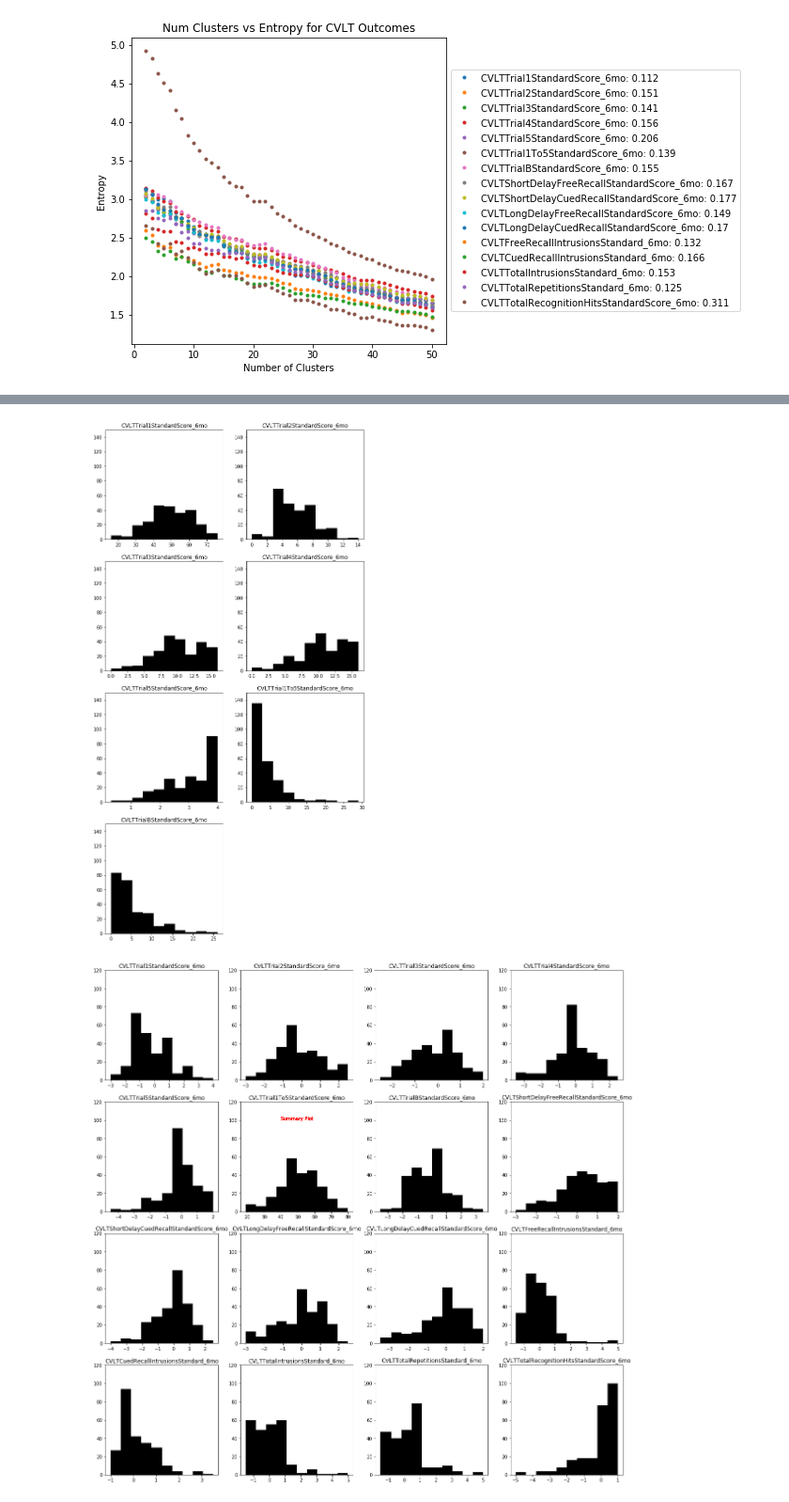
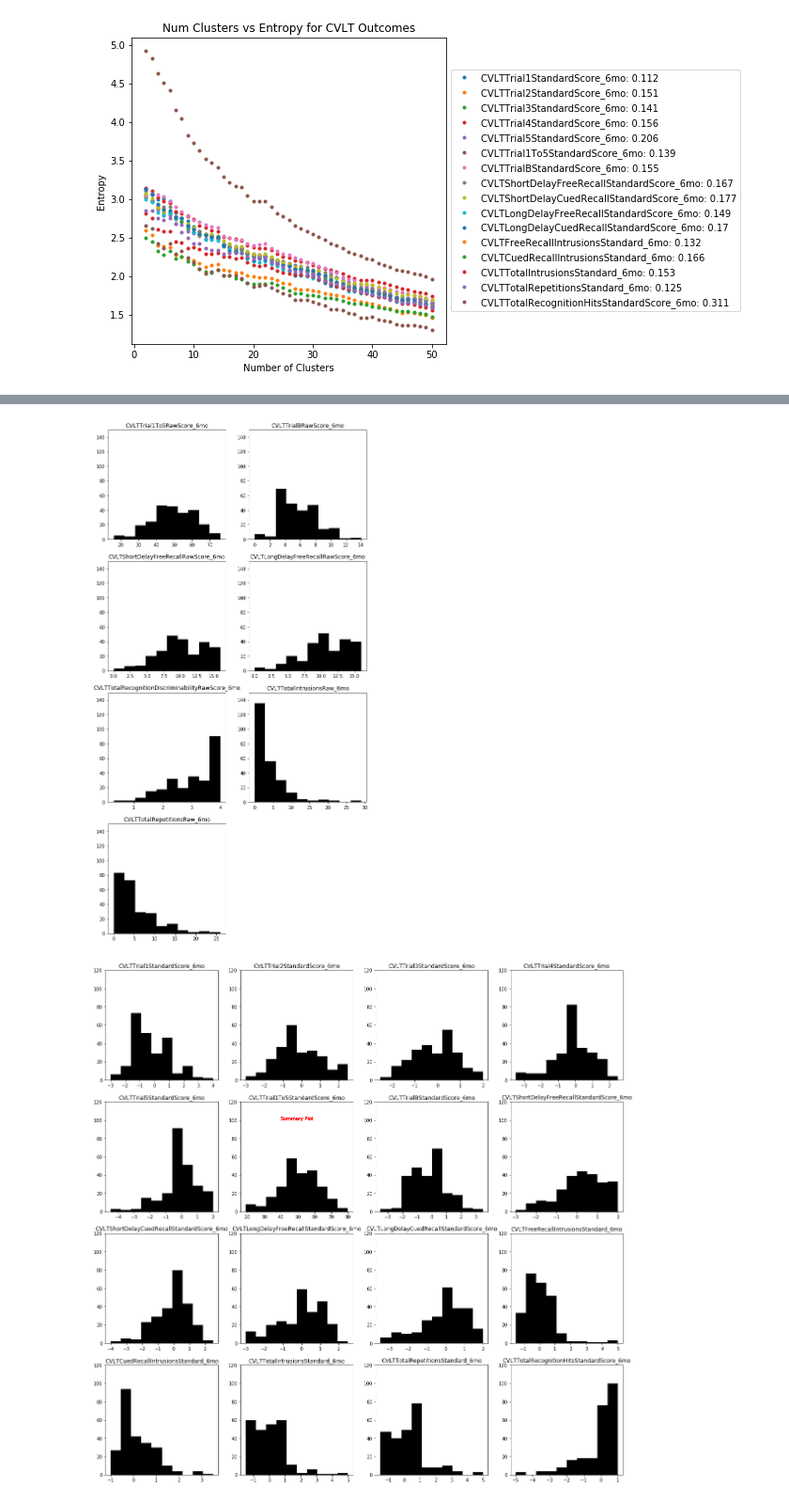
Before and after one commit to BouchardLab/ML_4_prec_prognosis, a Jupyter notebook: notebooks/histogram_and_entropy.ipynb, the cells around one changed output, grey strips where cells are left out. Shown at 94% size. Saved outputs shown, nothing was run; the diff lists cells and outputs as text; code cells hidden in the pictures.

```diff
--- a/notebooks/histogram_and_entropy.ipynb
+++ b/notebooks/histogram_and_entropy.ipynb
@@ -22,3 +22,7 @@ oc = data.outcomes
 oc_bases.shape
 # %% [output]
 (6, 177)
+# %%
+for ii,o in enumerate(oc_features):
+    if 'GOSE' in o:
+        print(ii,o, oc[:,ii])
@@ -265,20 +311,20 @@ summaries = ['CVLTTrial1To5RawScore_6mo','CVLTTrialBRawScore_6mo','CVLTShortDela
 # %%
 # CVLT summaries
 indices = [154,156,158,162,175,169,171]
 fig, ax = plt.subplots(4,2, figsize=(10,20))
 ax = ax.flatten()
 
 count = 0
-for ind, feature in zip(indices, cvlt_names):
+for ind, feature in zip(indices, summaries):
     cvlt = oc[:,ind]
     ax[count].hist(cvlt, color='black')
     ax[count].set_title('{}'.format(feature))
     ax[count].set_ylim([0,150])
     ax[7].set_visible(False)
     count += 1
 plt.savefig('/Users/ahyeon/Desktop/activ misc/cvlt_summary_hist.pdf')
 # %% [output]
-[figure, old version]
+[figure, new version]
 # %%
 
 indices = [145,147,149,151,153,155,157,159,161,163,165,167,168,170,172,174]
```
Also changed, not shown: parts of 3 cells of this notebook, 5 other files.
